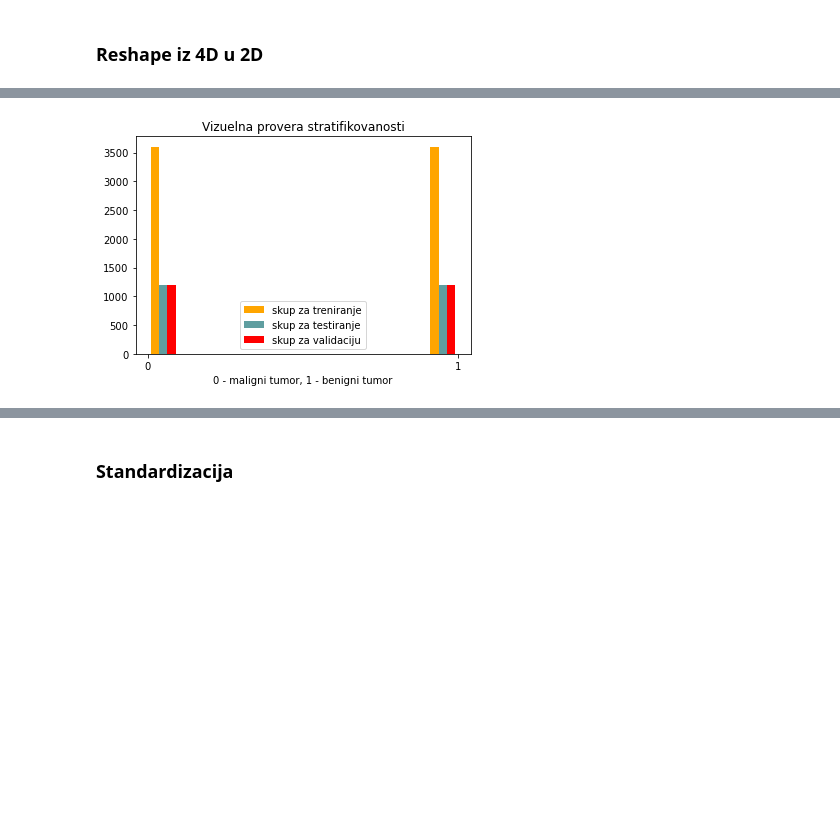
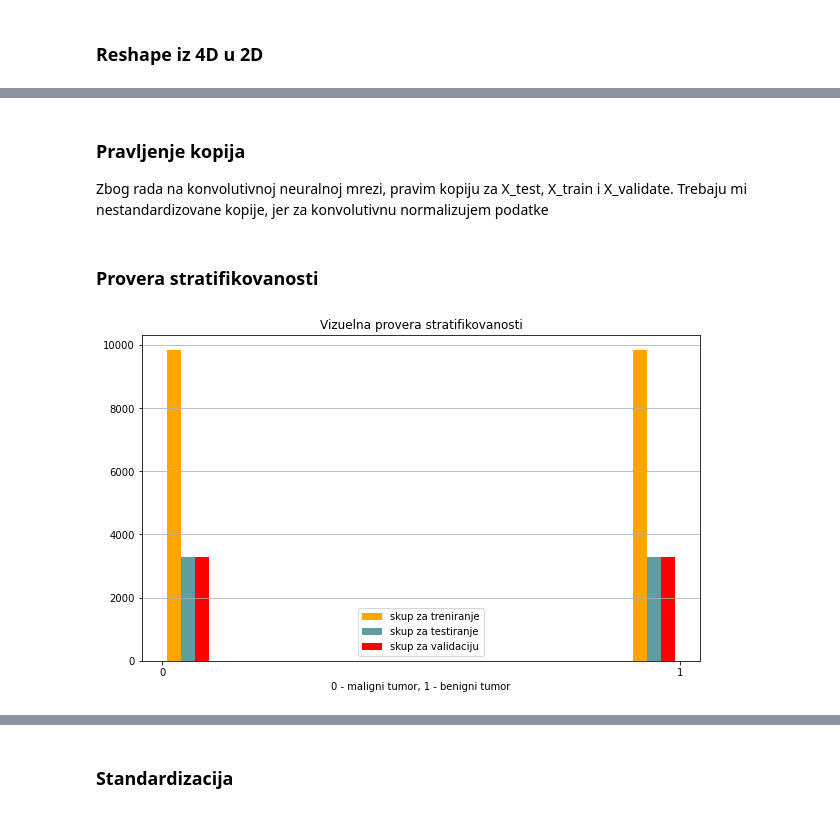
Before and after one commit to apekovic/ml-lymph-node-classification, a Jupyter notebook: 02_duboki_pristup_klasifikaciji.ipynb, the cells around one changed output, grey strips where cells are left out. Drawn from its saved outputs; the diff is of its cells as text; code cells hidden in the pictures; blank space fills up the shorter version.

```diff
--- a/02_duboki_pristup_klasifikaciji.ipynb
+++ b/02_duboki_pristup_klasifikaciji.ipynb
@@ -45,8 +49,8 @@ y shape =  (32768, 1, 1, 1)
 # %% [markdown]
 ### Konvertovanje u np.array
 # %%
-X = np.array(X)[:12000]
-y = np.array(y)[:12000]
+X = np.array(X)
+y = np.array(y)
 # %% [markdown]
 ### Reshape iz  4D u 2D
 # %%
@@ -76,3 +82,3 @@ print(y_reshape)
 # %%
-X_train, X_test_and_val, y_train, y_test_and_val = train_test_split(X_reshape, y_reshape, test_size = 0.4, random_state = 42, stratify = y_reshape )
-X_test, X_validation, y_test, y_validation = train_test_split(X_test_and_val, y_test_and_val, train_size = 0.5, random_state = 42, stratify = y_test_and_val)
+X_train_and_val, X_test, y_train_and_val, y_test = train_test_split(X_reshape, y_reshape, test_size = 0.2, random_state = 42, stratify = y_reshape )
+X_train, X_validation, y_train, y_validation = train_test_split(X_train_and_val, y_train_and_val, test_size = 0.25, random_state = 42, stratify = y_train_and_val)
@@ -134,0 +146,4 @@ print(y_validation)
+# %% [markdown]
+### Pravljenje kopija
+Zbog rada na konvolutivnoj neuralnoj mrezi, pravim kopiju za X_test, X_train i X_validate.
+Trebaju mi nestandardizovane kopije, jer za konvolutivnu normalizujem podatke
@@ -135,9 +154,13 @@ print(y_validation)
+# %% [markdown]
+### Provera stratifikovanosti
 # %%
+plt.figure(figsize = (10,6))
 plt.title('Vizuelna provera stratifikovanosti')
 plt.xticks([0,1])
 plt.xlabel('0 - maligni tumor, 1 - benigni tumor')
 plt.hist([y_train, y_test, y_validation], color=['orange', 'cadetblue', 'red'], label=['skup za treniranje', 'skup za testiranje','skup za validaciju'])
 plt.legend(loc='best')
+plt.grid(axis = 'y')
 plt.show()
 # %% [output]
-[figure, old version]
+[figure, new version]
```
Also changed, not shown: parts of 128 cells of this notebook.
